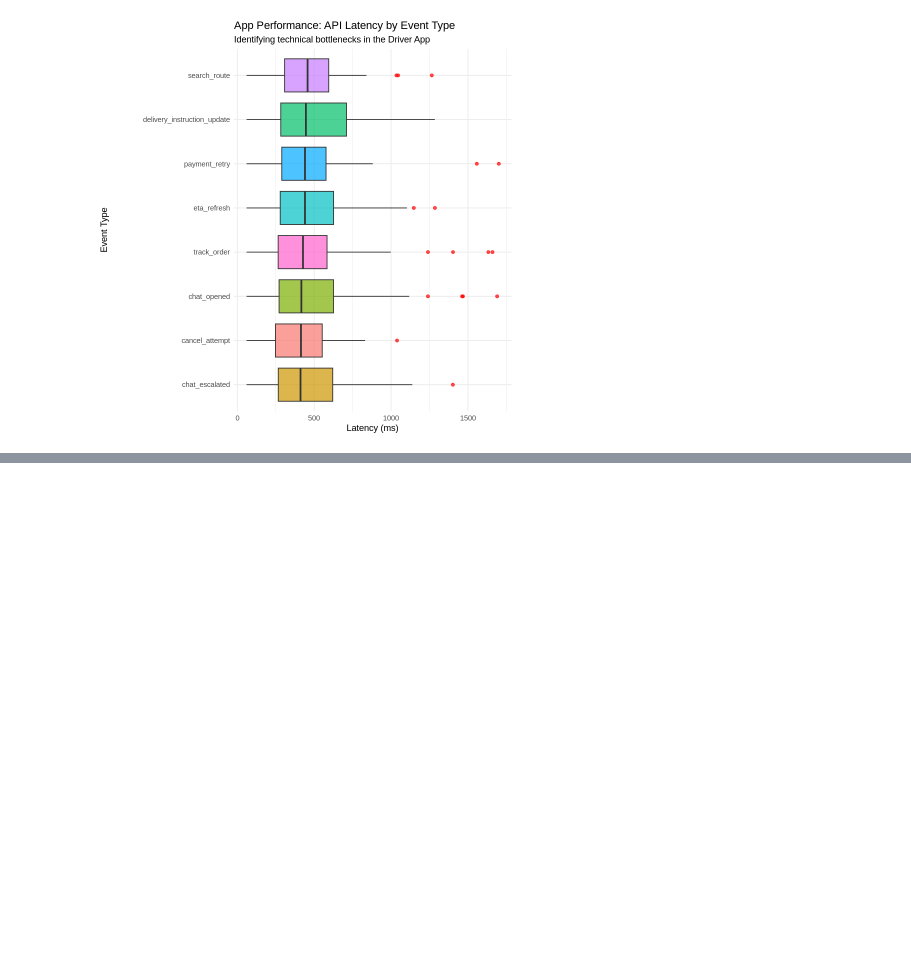
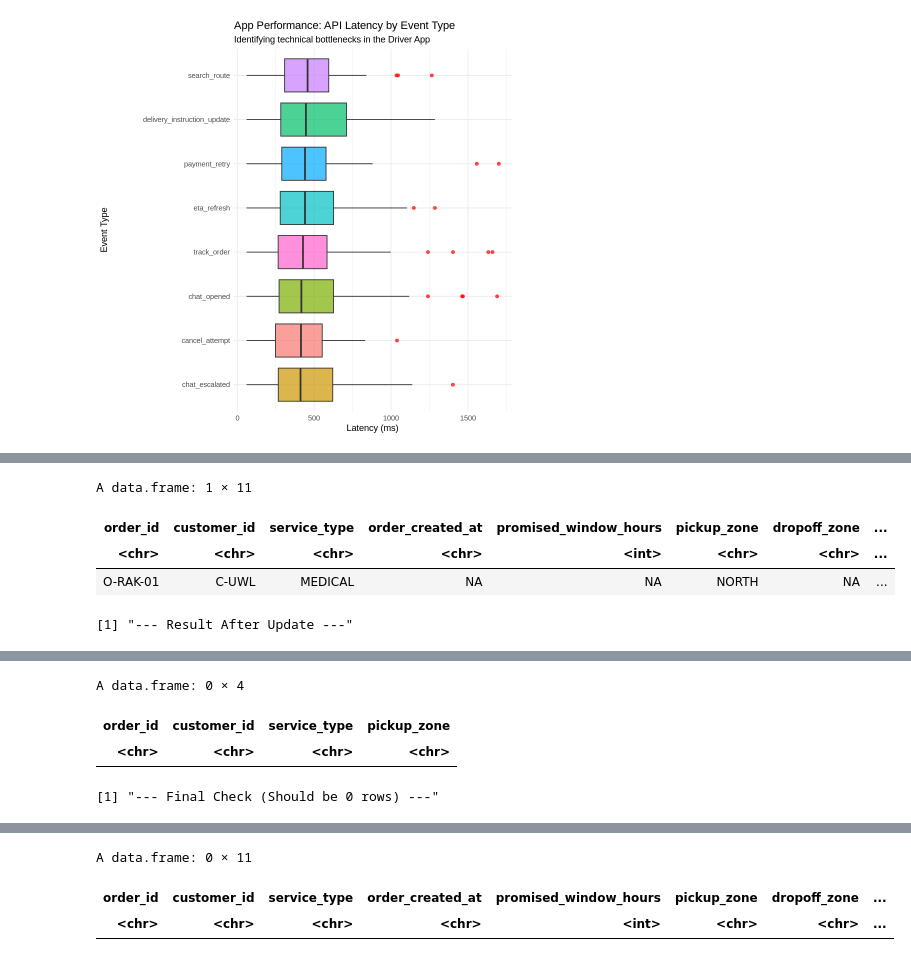
Before and after one commit to paulsamrobart-gif/NorthStar-Logistics-Data-Pipeline, a Jupyter notebook: DBA_Assignment_R_SQL.ipynb, the cells around one changed output, grey strips where cells are left out. Cells and saved outputs as stored; diff of their text form; code cells hidden in the pictures; blank space fills up the shorter version.

Commit message:
Data Synchronized in Github

```diff
--- a/DBA_Assignment_R_SQL.ipynb
+++ b/DBA_Assignment_R_SQL.ipynb
@@ -425,3 +425,28 @@ ggplot(app_events, aes(x=reorder(event_type, api_latency_ms, FUN=median), y=api_
 7                 eta_refresh          105         452.15             0
 8              cancel_attempt           28         417.14             0
 [figure]
+# %%
+library(sqldf)
+
+# 1. Create a small temporary copy to ensure SQL can see it
+orders_test <- orders
+
+# --- 1. INSERT ---
+# We use sqldf to add the row to our 'orders_test' dataframe
+sqldf(c("INSERT INTO orders_test (order_id, customer_id, service_type, pickup_zone)
+         VALUES ('O-RAK-01', 'C-UWL', 'MEDICAL', 'NORTH')",
+        "SELECT * FROM orders_test WHERE order_id = 'O-RAK-01'"))
+
+# --- 2. UPDATE ---
+# We update the zone from NORTH to CENTRAL
+print("--- Result After Update ---")
+sqldf(c("UPDATE orders_test SET pickup_zone = 'CENTRAL' WHERE order_id = 'O-RAK-01'",
+        "SELECT order_id, customer_id, service_type, pickup_zone
+         FROM orders_test WHERE order_id = 'O-RAK-01'"))
+
+# --- 3. DELETE ---
+# We remove it and check if it's gone
+print("--- Final Check (Should be 0 rows) ---")
+sqldf(c("DELETE FROM orders_test WHERE order_id = 'O-RAK-01'",
+        "SELECT * FROM orders_test WHERE order_id = 'O-RAK-01'"))
+# %% [output]
@@ -427,0 +455,5 @@ ggplot(app_events, aes(x=reorder(event_type, api_latency_ms, FUN=median), y=api_
+A data.frame: 1 × 11
+| order_id | customer_id | service_type | order_created_at | promised_window_hours | pickup_zone | dropoff_zone | ... |
+| <chr> | <chr> | <chr> | <chr> | <int> | <chr> | <chr> | ... |
+| O-RAK-01 | C-UWL | MEDICAL | NA | NA | NORTH | NA | ... |
+[1] "--- Result After Update ---"
@@ -427,0 +462,4 @@ ggplot(app_events, aes(x=reorder(event_type, api_latency_ms, FUN=median), y=api_
+A data.frame: 0 × 4
+| order_id | customer_id | service_type | pickup_zone |
+| <chr> | <chr> | <chr> | <chr> |
+[1] "--- Final Check (Should be 0 rows) ---"
@@ -427,0 +468,3 @@ ggplot(app_events, aes(x=reorder(event_type, api_latency_ms, FUN=median), y=api_
+A data.frame: 0 × 11
+| order_id | customer_id | service_type | order_created_at | promised_window_hours | pickup_zone | dropoff_zone | ... |
+| <chr> | <chr> | <chr> | <chr> | <int> | <chr> | <chr> | ... |
```
Also changed, not shown: parts of 9 cells of this notebook.
